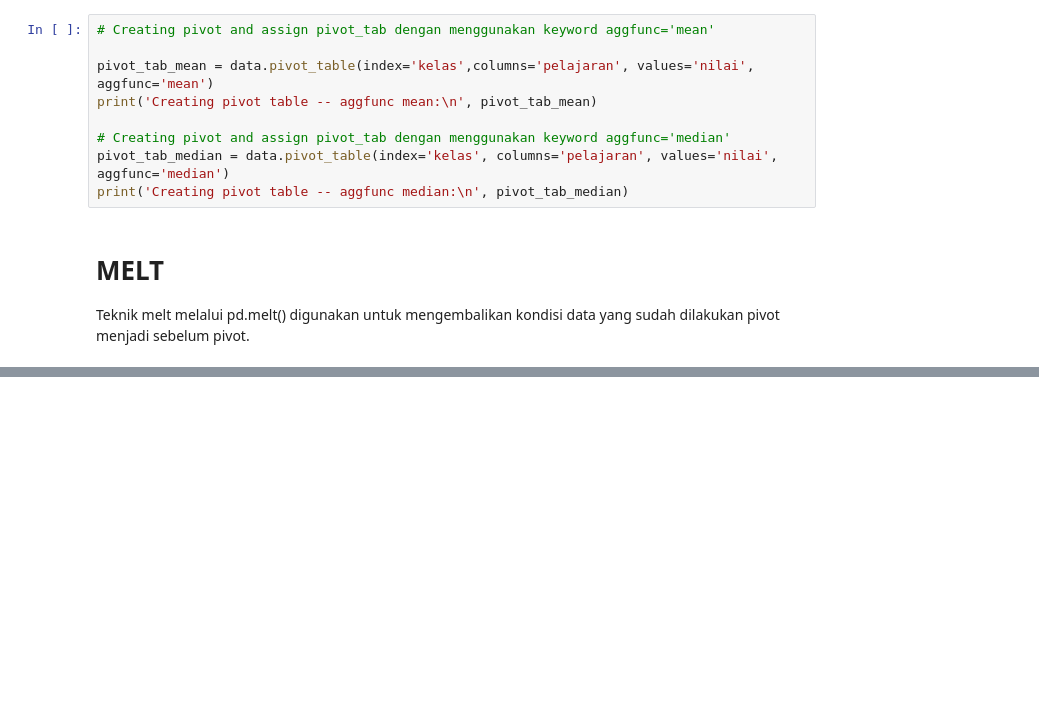
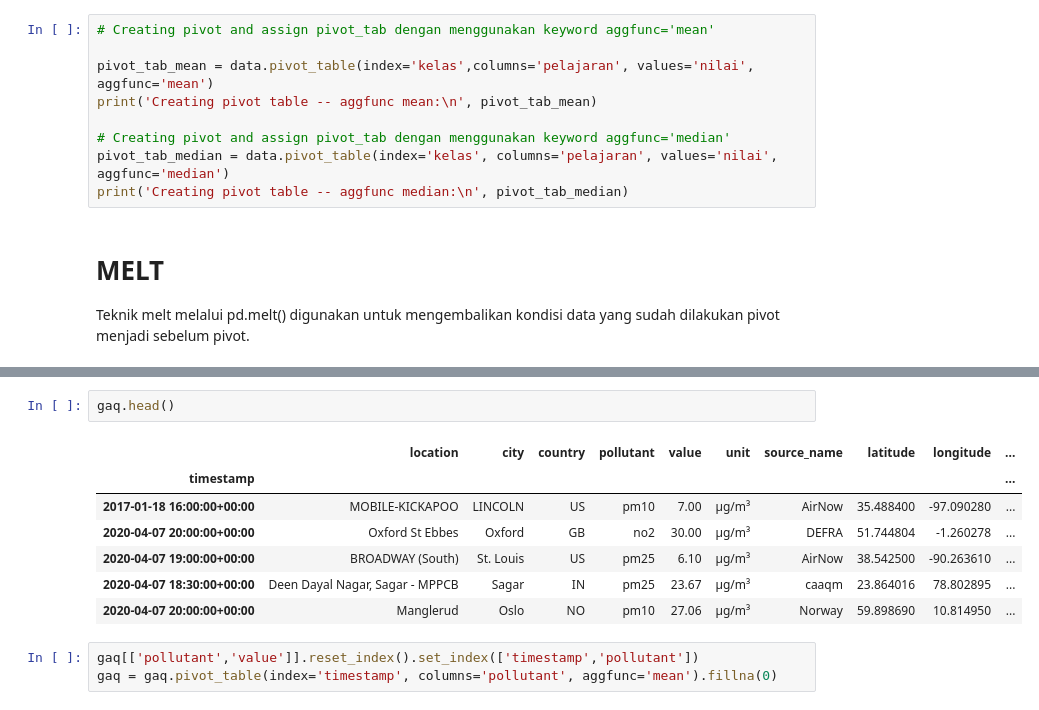
Before and after one commit to Gengsu07/DQLAB, a Jupyter notebook: Data Manipulation with Pandas - Part 2 .ipynb, the cells around one changed output, grey strips where cells are left out. Drawn from its saved outputs; the diff is of its cells as text; blank space fills up the shorter version.

```diff
--- a/Data Manipulation with Pandas - Part 2 .ipynb
+++ b/Data Manipulation with Pandas - Part 2 .ipynb
@@ -203,0 +300,13 @@ print('Melting dataframe dengan idvars:\n', data_melt_2)
+# %%
+gaq.head()
+# %% [output]
+|  | location | city | country | pollutant | value | unit | source_name | latitude | longitude | ... |
+| timestamp |  |  |  |  |  |  |  |  |  | ... |
+| 2017-01-18 16:00:00+00:00 | MOBILE-KICKAPOO | LINCOLN | US | pm10 | 7.00 | µg/m³ | AirNow | 35.488400 | -97.090280 | ... |
+| 2020-04-07 20:00:00+00:00 | Oxford St Ebbes | Oxford | GB | no2 | 30.00 | µg/m³ | DEFRA | 51.744804 | -1.260278 | ... |
+| 2020-04-07 19:00:00+00:00 | BROADWAY (South) | St. Louis | US | pm25 | 6.10 | µg/m³ | AirNow | 38.542500 | -90.263610 | ... |
+| 2020-04-07 18:30:00+00:00 | Deen Dayal Nagar, Sagar - MPPCB | Sagar | IN | pm25 | 23.67 | µg/m³ | caaqm | 23.864016 | 78.802895 | ... |
+| 2020-04-07 20:00:00+00:00 | Manglerud | Oslo | NO | pm10 | 27.06 | µg/m³ | Norway | 59.898690 | 10.814950 | ... |
+# %%
+gaq[['pollutant','value']].reset_index().set_index(['timestamp','pollutant'])
+gaq = gaq.pivot_table(index='timestamp', columns='pollutant', aggfunc='mean').fillna(0)
```
Also changed, not shown: parts of 7 cells of this notebook, 8 other files.
